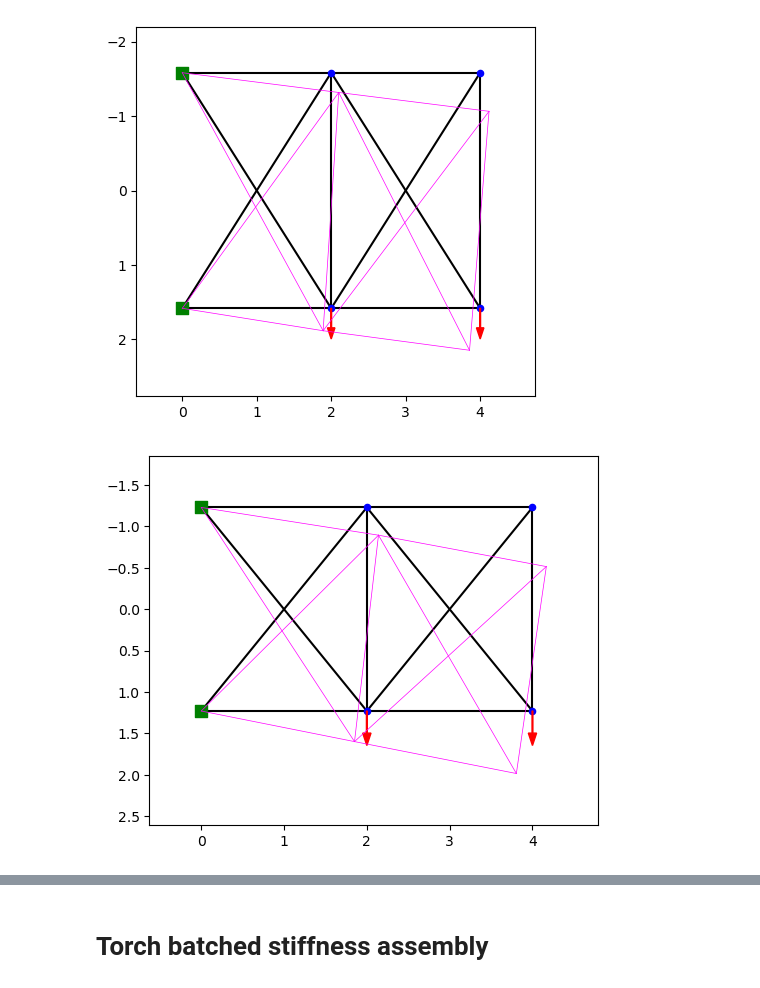
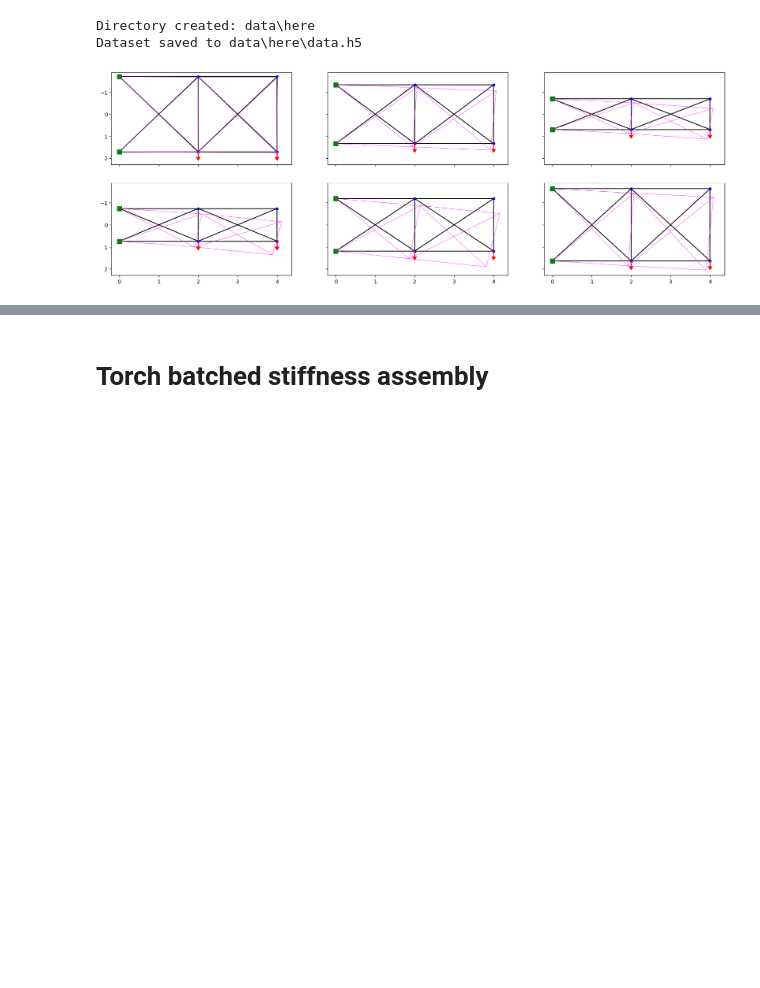
Before and after one commit to alexandre-flamant/memoire, a Jupyter notebook: test.ipynb, the cells around one changed output, grey strips where cells are left out. Saved outputs shown, nothing was run; the diff lists cells and outputs as text; code cells hidden in the pictures; blank space fills up the shorter version.

Commit message:
Save logic done

```diff
--- a/test.ipynb
+++ b/test.ipynb
@@ -14,8 +23,15 @@ from sympy import Matrix, symbols, lambdify
 # %%
 g = TenBarsPlanarTrussGenerator("data/config/10_bar_truss_square.yaml")
+# %%
+g.save("data/here")
+# %% [output]
+Directory created: data\here
+Dataset saved to data\here\data.h5
 # %%
-for i in g:
-    display_structure()
+fig, axs = plt.subplots(2, 3, figsize=(21, 7), sharex=True, sharey=True)
+axs[0, 0].invert_yaxis()
+for i, r in enumerate(g):
+    display_structure(ax=axs[i // 3, i % 3])
+    axs[i // 3, i % 3].invert_yaxis()  # Invert the y-axis
 # %% [output]
-[figure, old version]
+[figure, new version]
-[figure, removed]
```
Also changed, not shown: parts of 6 cells of this notebook, 11 other files.
